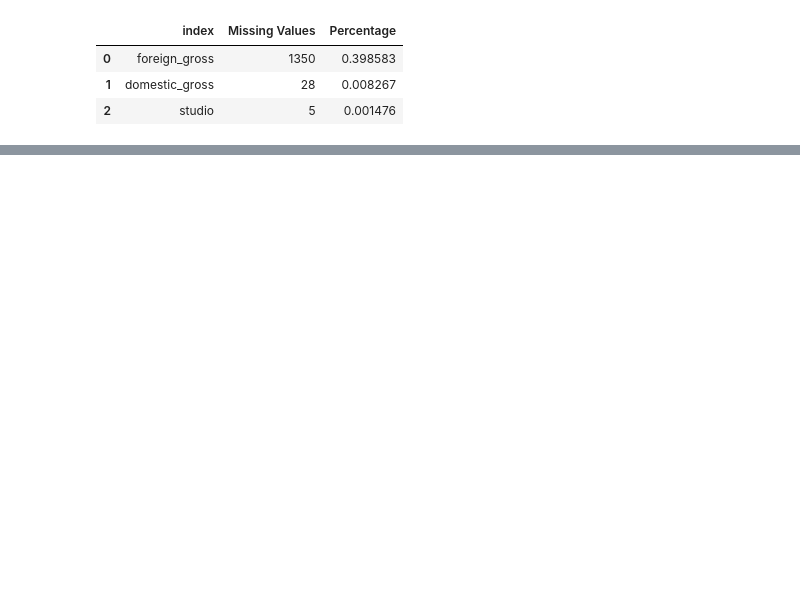
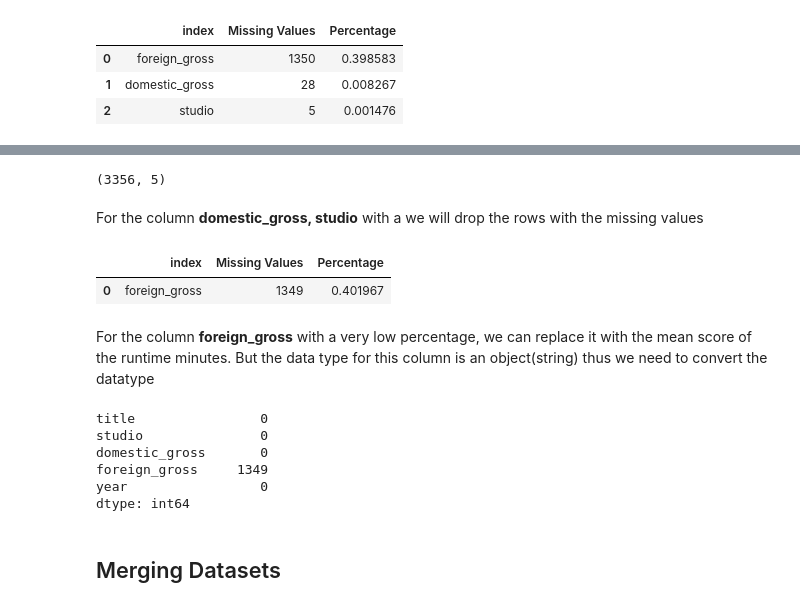
Before and after one commit to Rgmoogachiri/dsc-phase-1-project, a Jupyter notebook: student.ipynb, the cells around one changed output, grey strips where cells are left out. Saved outputs shown, nothing was run; the diff lists cells and outputs as text; code cells hidden in the pictures; blank space fills up the shorter version.

Commit message:
started data cleaning and almost moving to data mergine before doing analysis

```diff
--- a/student.ipynb
+++ b/student.ipynb
@@ -360,0 +626,6 @@ missing_data
+# %%
+df2.shape
+# %% [output]
+(3356, 5)
+# %% [markdown]
+For the column **domestic_gross, studio** with a we will drop the rows with the missing values
@@ -360,0 +645,18 @@ missing_data
+# %%
+missing_values(df2)
+# %% [output]
+|  | index | Missing Values | Percentage |
+| 0 | foreign_gross | 1349 | 0.401967 |
+# %% [markdown]
+For the column **foreign_gross** with a very low percentage, we can replace it with the mean score of the runtime minutes. But the data type for this column is an object(string) thus we need to convert the datatype
+# %%
+df2.isna().sum()
+# %% [output]
+title                0
+studio               0
+domestic_gross       0
+foreign_gross     1349
+year                 0
+dtype: int64
+# %% [markdown]
+## Merging Datasets
```
Also changed, not shown: parts of 70 cells of this notebook.
